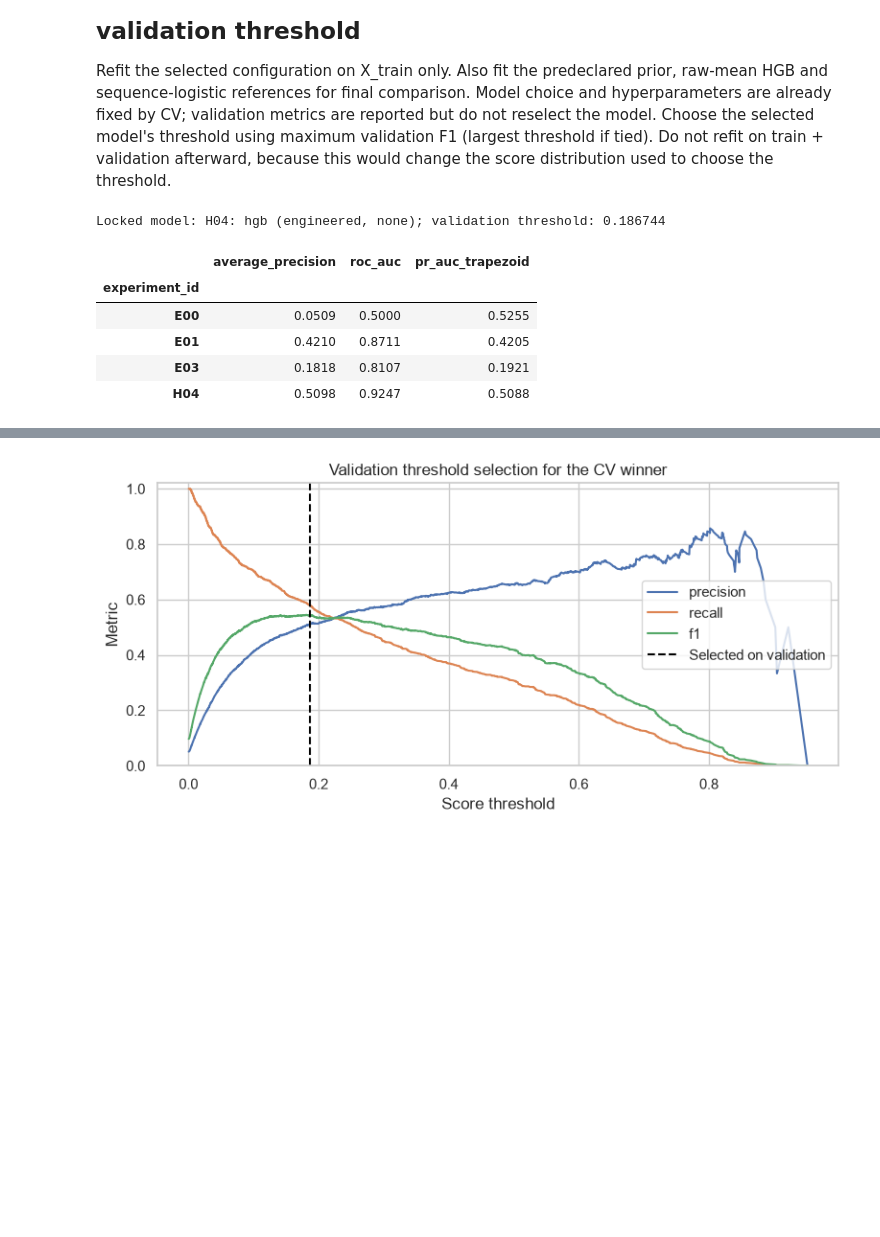
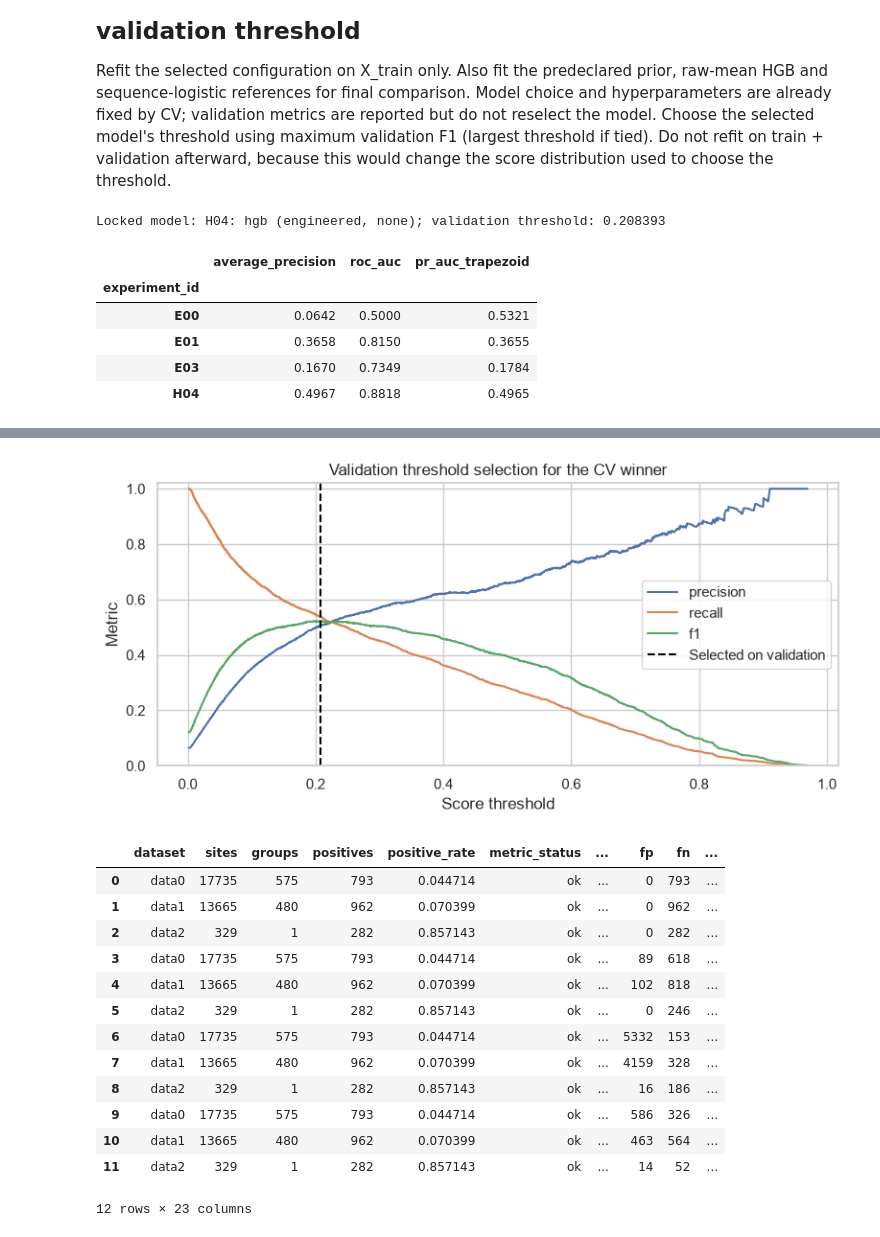
Before and after one commit to maooos/DSA4262_Genomies, a Jupyter notebook: notebooks/data0_modelling_pipeline.ipynb, the cells around one changed output, grey strips where cells are left out. Drawn from its saved outputs; the diff is of its cells as text; code cells hidden in the pictures; blank space fills up the shorter version.

```diff
--- a/notebooks/data0_modelling_pipeline.ipynb
+++ b/notebooks/data0_modelling_pipeline.ipynb
@@ -512,22 +429,27 @@ def make_group_folds(X, y, genes, n_splits=CV_FOLDS, seed=SEED):
     assert (seen == 1).all()
     return folds
 
-cv_groups = metadata_train["gene_id"]
+cv_groups = metadata_train["group_id"]
 cv_splits = make_group_folds(X_train, y_train, cv_groups)
-cv_manifest = metadata_train[["gene_id"]].join(y_train)
+cv_manifest = metadata_train[["gene_id", "group_id", "group_kind"]].join(y_train)
 cv_manifest["assessment_fold"] = -1
 fold_details = []
 for fold, (fit_idx, assess_idx) in enumerate(cv_splits, 1):
     cv_manifest.iloc[assess_idx, cv_manifest.columns.get_loc("assessment_fold")] = fold
     fold_details.append({
         "fold": fold, "fit_sites": len(fit_idx), "assessment_sites": len(assess_idx),
-        "fit_genes": cv_groups.iloc[fit_idx].nunique(),
-        "assessment_genes": cv_groups.iloc[assess_idx].nunique(),
+        "fit_groups": cv_groups.iloc[fit_idx].nunique(),
+        "assessment_groups": cv_groups.iloc[assess_idx].nunique(),
         "fit_positive_rate": y_train.iloc[fit_idx].mean(),
         "assessment_positive_rate": y_train.iloc[assess_idx].mean(),
     })
-assert cv_manifest.groupby("gene_id")["assessment_fold"].nunique().eq(1).all()
+assert cv_manifest.groupby("group_id")["assessment_fold"].nunique().eq(1).all()
 display(pd.DataFrame(fold_details).set_index("fold"))
+cv_dataset_counts = cv_manifest.reset_index().groupby(["assessment_fold", "dataset"]).agg(
+    sites=("label", "size"), groups=("group_id", "nunique"), positive_rate=("label", "mean"),
+)
+display(cv_dataset_counts)
 if SAVE_OUTPUTS:
     cv_manifest.to_parquet(OUTPUT_DIR / "cv_fold_manifest.parquet")
+    cv_dataset_counts.to_csv(OUTPUT_DIR / "cv_dataset_counts.csv")
 # %% [output]
@@ -750,7 +711,7 @@ def run_cv_experiment(spec, X, y, genes, folds, save_dir=None):
         row = {
             "run_id": RUN_ID, "experiment_id": spec["experiment_id"], "fold": fold,
             "fit_sites": len(fit_idx), "assessment_sites": len(assess_idx),
-            "fit_genes": genes.iloc[fit_idx].nunique(), "assessment_genes": genes.iloc[assess_idx].nunique(),
+            "fit_groups": genes.iloc[fit_idx].nunique(), "assessment_groups": genes.iloc[assess_idx].nunique(),
             **realised, **ranking_metrics(y.iloc[assess_idx], scores),
             "fit_seconds": fit_seconds, "completed_at": datetime.now(LOCAL_TZ).isoformat(),
         }
@@ -774,7 +735,7 @@ def run_cv_experiment(spec, X, y, genes, folds, save_dir=None):
         summary[f"{metric}_sd"] = table[metric].std(ddof=1)
     if save_dir is not None:
         append_csv_records([summary], save_dir / "experiment_log.csv")
-        pd.DataFrame({"gene_id": genes, "label": y, "oof_score": oof}).to_parquet(
+        pd.DataFrame({"group_id": genes, "label": y, "oof_score": oof}).to_parquet(
             save_dir / f"oof_{spec['experiment_id']}.parquet", index=True,
         )
     return summary, table, oof
@@ -906,6 +870,21 @@ plt.show()
 if SAVE_OUTPUTS:
     cv_display.to_csv(OUTPUT_DIR / "cv_mean_sd_report.csv", index=False)
     paired_comparisons.to_csv(OUTPUT_DIR / "paired_experiment_changes.csv", index=False)
+
+# Pooled OOF scores within each dataset, plus the actual contributing folds.
+# These are descriptive OOF metrics, not a five-fold mean for data2.
+cv_dataset_rows = []
+for experiment_id, scores in oof_scores.items():
+    report = dataset_metrics(y_train, scores, metadata_train)
+    report["experiment_id"] = experiment_id
+    report["assessment_folds"] = report["dataset"].map(
+        cv_manifest.reset_index().groupby("dataset")["assessment_fold"].nunique()
+    )
+    cv_dataset_rows.append(report)
+cv_dataset_results = pd.concat(cv_dataset_rows, ignore_index=True)
+display(cv_dataset_results.loc[cv_dataset_results.experiment_id.eq(best_experiment_id)])
+if SAVE_OUTPUTS:
+    cv_dataset_results.to_csv(OUTPUT_DIR / "cv_oof_metrics_by_dataset.csv", index=False)
 # %% [output]
 |  | family | feature_set | weighting | ROC AUC mean ± sd | PR AUC (trapezoid) mean ± sd | AP mean ± sd |
 | experiment_id |  |  |  |  |  |  |
@@ -975,13 +958,23 @@ ax.set(title="Validation threshold selection for the CV winner", xlabel="Score t
 ax.legend()
 plt.tight_layout()
 plt.show()
+
+validation_dataset_results = pd.concat([
+    dataset_metrics(y_val, scores, metadata_val,
+                    chosen_threshold if name == best_experiment_id else 0.5).assign(
+        model=name, selected_by_cv=name == best_experiment_id,
+        threshold_rule="validation_max_f1" if name == best_experiment_id else "reference_0.5",
+    )
+    for name, scores in validation_scores.items()
+], ignore_index=True)
+display(validation_dataset_results)
 # %% [output]
-Locked model: H04: hgb (engineered, none); validation threshold: 0.186744
+Locked model: H04: hgb (engineered, none); validation threshold: 0.208393
 |  | average_precision | roc_auc | pr_auc_trapezoid |
 | experiment_id |  |  |  |
-| E00 | 0.0509 | 0.5000 | 0.5255 |
-| E01 | 0.4210 | 0.8711 | 0.4205 |
-| E03 | 0.1818 | 0.8107 | 0.1921 |
-| H04 | 0.5098 | 0.9247 | 0.5088 |
+| E00 | 0.0642 | 0.5000 | 0.5321 |
+| E01 | 0.3658 | 0.8150 | 0.3655 |
+| E03 | 0.1670 | 0.7349 | 0.1784 |
+| H04 | 0.4967 | 0.8818 | 0.4965 |
 |  | threshold | precision | recall | f1 | specificity | balanced_accuracy | accuracy | tn | fp | ... |
 | rule |  |  |  |  |  |  |  |  |  | ... |
@@ -990,2 +983,16 @@ Locked model: H04: hgb (engineered, none); validation threshold: 0.186744
-[figure, old version]
+[figure, new version]
+|  | dataset | sites | groups | positives | positive_rate | metric_status | ... | fp | fn | ... |
+| 0 | data0 | 17735 | 575 | 793 | 0.044714 | ok | ... | 0 | 793 | ... |
+| 1 | data1 | 13665 | 480 | 962 | 0.070399 | ok | ... | 0 | 962 | ... |
+| 2 | data2 | 329 | 1 | 282 | 0.857143 | ok | ... | 0 | 282 | ... |
+| 3 | data0 | 17735 | 575 | 793 | 0.044714 | ok | ... | 89 | 618 | ... |
+| 4 | data1 | 13665 | 480 | 962 | 0.070399 | ok | ... | 102 | 818 | ... |
+| 5 | data2 | 329 | 1 | 282 | 0.857143 | ok | ... | 0 | 246 | ... |
+| 6 | data0 | 17735 | 575 | 793 | 0.044714 | ok | ... | 5332 | 153 | ... |
+| 7 | data1 | 13665 | 480 | 962 | 0.070399 | ok | ... | 4159 | 328 | ... |
+| 8 | data2 | 329 | 1 | 282 | 0.857143 | ok | ... | 16 | 186 | ... |
+| 9 | data0 | 17735 | 575 | 793 | 0.044714 | ok | ... | 586 | 326 | ... |
+| 10 | data1 | 13665 | 480 | 962 | 0.070399 | ok | ... | 463 | 564 | ... |
+| 11 | data2 | 329 | 1 | 282 | 0.857143 | ok | ... | 14 | 52 | ... |
+12 rows × 23 columns
 # %% [markdown]
```
Also changed, not shown: parts of 30 cells of this notebook, 24 other files.
